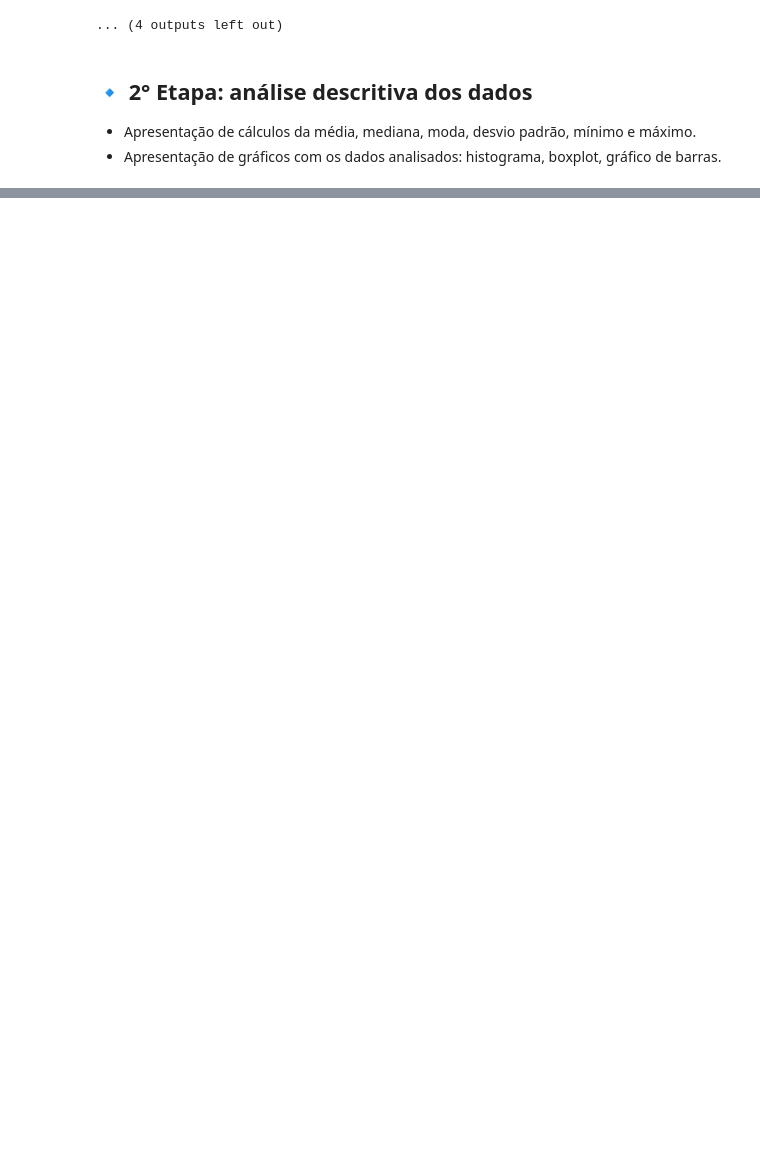
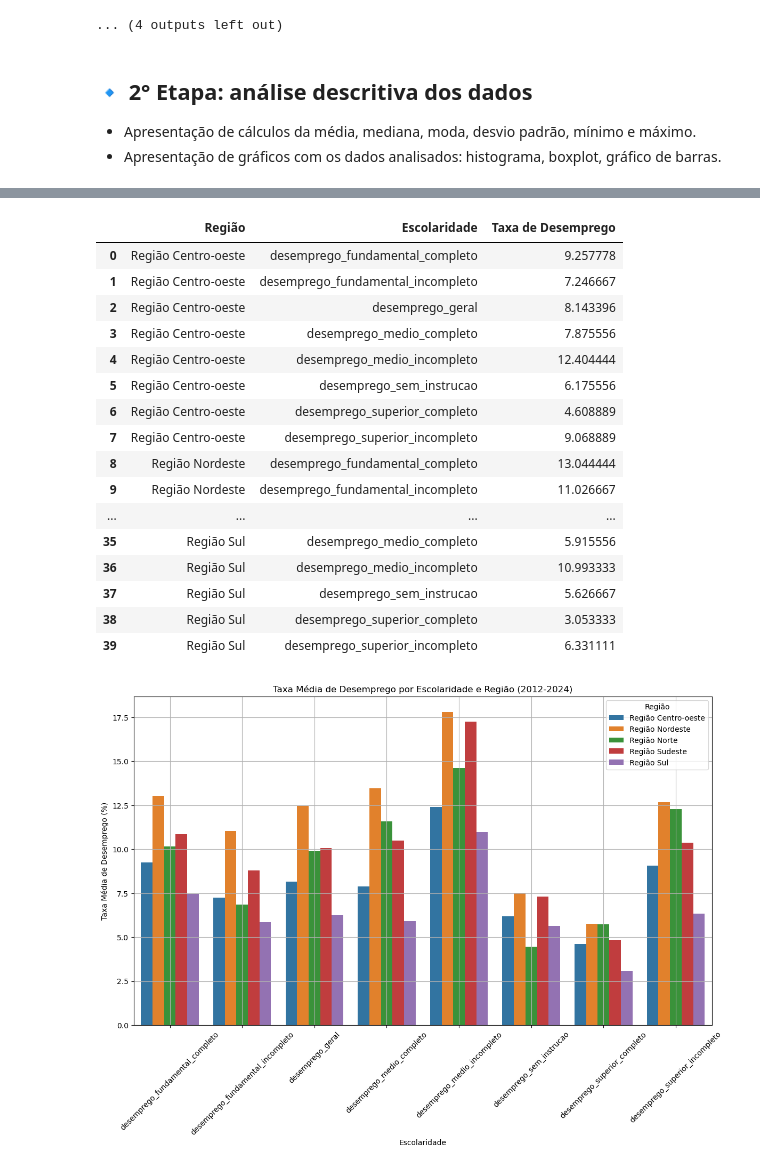
Before and after one commit to Andre-Luis-Correa/tarefa-ciencia-dados-1, a Jupyter notebook: analise_desemprego_brasil.ipynb, the cells around one changed output, grey strips where cells are left out. Cells and saved outputs as stored; diff of their text form; code cells hidden in the pictures; blank space fills up the shorter version.

Commit message:
feat: analyse data

```diff
--- a/analise_desemprego_brasil.ipynb
+++ b/analise_desemprego_brasil.ipynb
@@ -231,0 +243,69 @@ for nome, df in dados.items():
+# %%
+import pandas as pd
+import seaborn as sns
+import matplotlib.pyplot as plt
+
+def preparar_dados_para_analise_completa_por_regiao(dados):
+    lista_data_frame = []
+
+    for escolaridade, data_frame in dados.items():
+
+        # Selecionar colunas numéricas
+        colunas_numericas = data_frame.select_dtypes(include='number').columns
+
+        # Derreter o DataFrame
+        df_melt = data_frame.melt(id_vars=['Região'], value_vars=colunas_numericas,
+                                  var_name='Trimestre', value_name='Taxa de Desemprego')
+
+        # Adicionar coluna de Escolaridade
+        df_melt['Escolaridade'] = escolaridade
+
+        lista_data_frame.append(df_melt)
+
+    # Concatenar todos os DataFrames derretidos
+    data_frames_concatenados = pd.concat(lista_data_frame, ignore_index=True)
+
+    return data_frames_concatenados
+
+def plotar_grafico_desemprego_escolaridade(data_frames_concatenados):
+    # Agrupar por Região e Escolaridade
+    data_frame_agrupado = data_frames_concatenados.groupby(['Região', 'Escolaridade'])['Taxa de Desemprego'].mean().reset_index()
+
+    display(data_frame_agrupado)
+
+    # Plotar gráfico
+    plt.figure(figsize=(14, 8))
+    sns.barplot(data=data_frame_agrupado, x='Escolaridade', y='Taxa de Desemprego', hue='Região')
+
+    plt.title('Taxa Média de Desemprego por Escolaridade e Região (2012-2024)')
+    plt.ylabel('Taxa Média de Desemprego (%)')
+    plt.xlabel('Escolaridade')
+    plt.xticks(rotation=45)
+    plt.legend(title='Região')
+    plt.grid(True)
+    plt.show()
+
+# Preparar os dados
+concatenacao_data_frames = preparar_dados_para_analise_completa_por_regiao(dados)
+
+# Plotar o gráfico
+plotar_grafico_desemprego_escolaridade(concatenacao_data_frames)
+# %% [output]
+|  | Região | Escolaridade | Taxa de Desemprego |
+| 0 | Região Centro-oeste | desemprego_fundamental_completo | 9.257778 |
+| 1 | Região Centro-oeste | desemprego_fundamental_incompleto | 7.246667 |
+| 2 | Região Centro-oeste | desemprego_geral | 8.143396 |
+| 3 | Região Centro-oeste | desemprego_medio_completo | 7.875556 |
+| 4 | Região Centro-oeste | desemprego_medio_incompleto | 12.404444 |
+| 5 | Região Centro-oeste | desemprego_sem_instrucao | 6.175556 |
+| 6 | Região Centro-oeste | desemprego_superior_completo | 4.608889 |
+| 7 | Região Centro-oeste | desemprego_superior_incompleto | 9.068889 |
+| 8 | Região Nordeste | desemprego_fundamental_completo | 13.044444 |
+| 9 | Região Nordeste | desemprego_fundamental_incompleto | 11.026667 |
+| ... | ... | ... | ... |
+| 35 | Região Sul | desemprego_medio_completo | 5.915556 |
+| 36 | Região Sul | desemprego_medio_incompleto | 10.993333 |
+| 37 | Região Sul | desemprego_sem_instrucao | 5.626667 |
+| 38 | Região Sul | desemprego_superior_completo | 3.053333 |
+| 39 | Região Sul | desemprego_superior_incompleto | 6.331111 |
+[figure, added]
```
Also changed, not shown: parts of 2 cells of this notebook, 1 other file.
